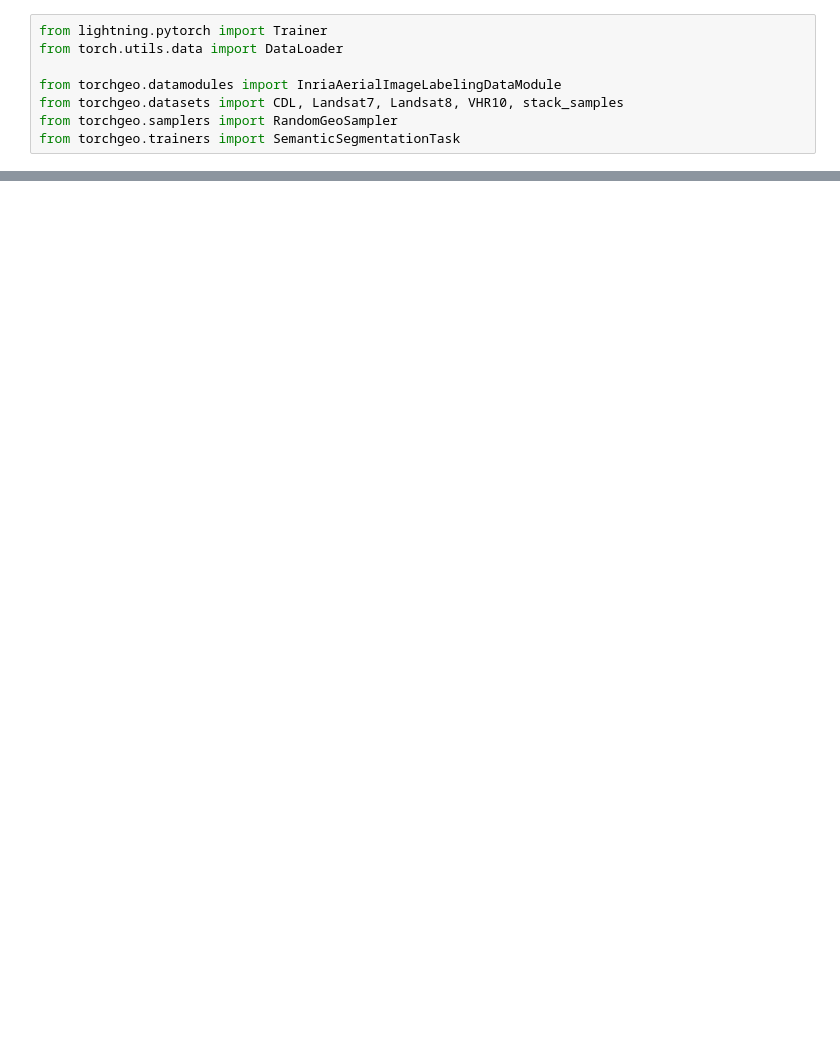
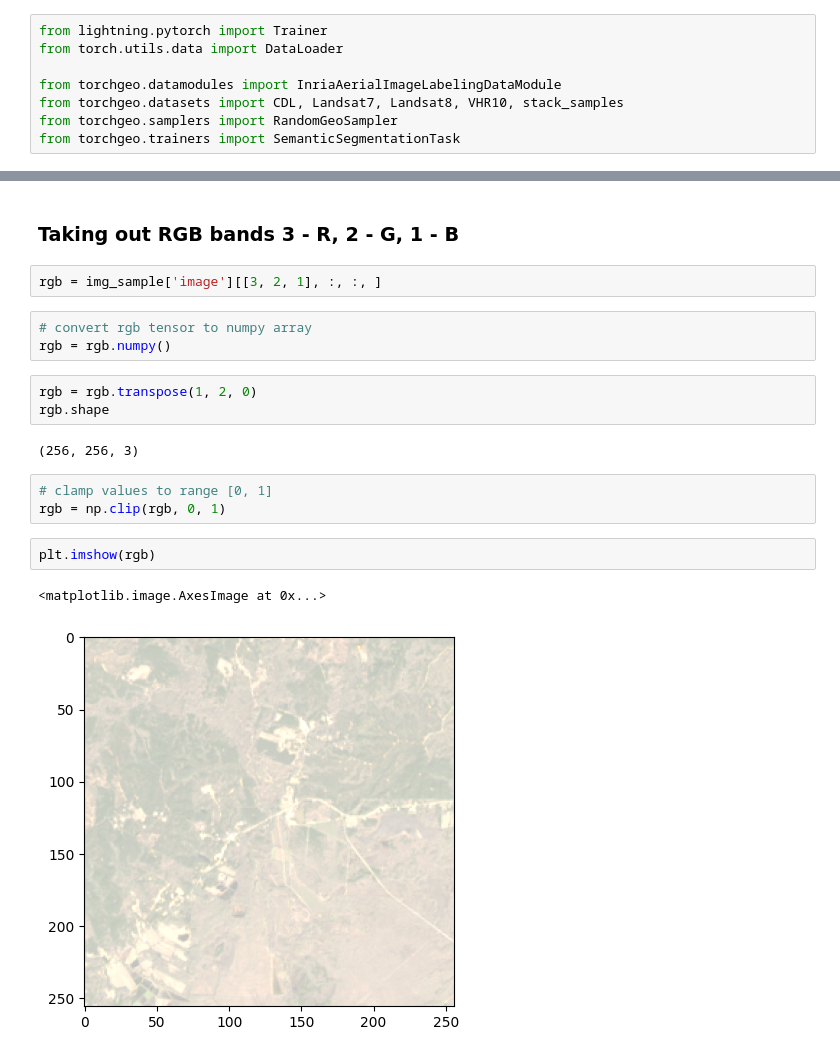
Before and after one commit to SulemanHamdani/Remote-Sensing, a Jupyter notebook: preprocessing.ipynb, the cells around one changed output, grey strips where cells are left out. Cells and saved outputs as stored; diff of their text form; blank space fills up the shorter version.

```diff
--- a/preprocessing.ipynb
+++ b/preprocessing.ipynb
@@ -169,0 +79,20 @@ FileNotFoundError: [Errno 2] No such file or directory: '...\\2022_30m_cdls.zip'
+# %% [markdown]
+### Taking out RGB bands 3 - R, 2 - G, 1 - B
+# %%
+rgb = img_sample['image'][[3, 2, 1], :, :, ]
+# %%
+# convert rgb tensor to numpy array
+rgb = rgb.numpy()
+# %%
+rgb = rgb.transpose(1, 2, 0)
+rgb.shape
+# %% [output]
+(256, 256, 3)
+# %%
+# clamp values to range [0, 1]
+rgb = np.clip(rgb, 0, 1)
+# %%
+plt.imshow(rgb)
+# %% [output]
+<matplotlib.image.AxesImage at 0x...>
+[figure, added]
```
Also changed, not shown: parts of 35 cells of this notebook.
